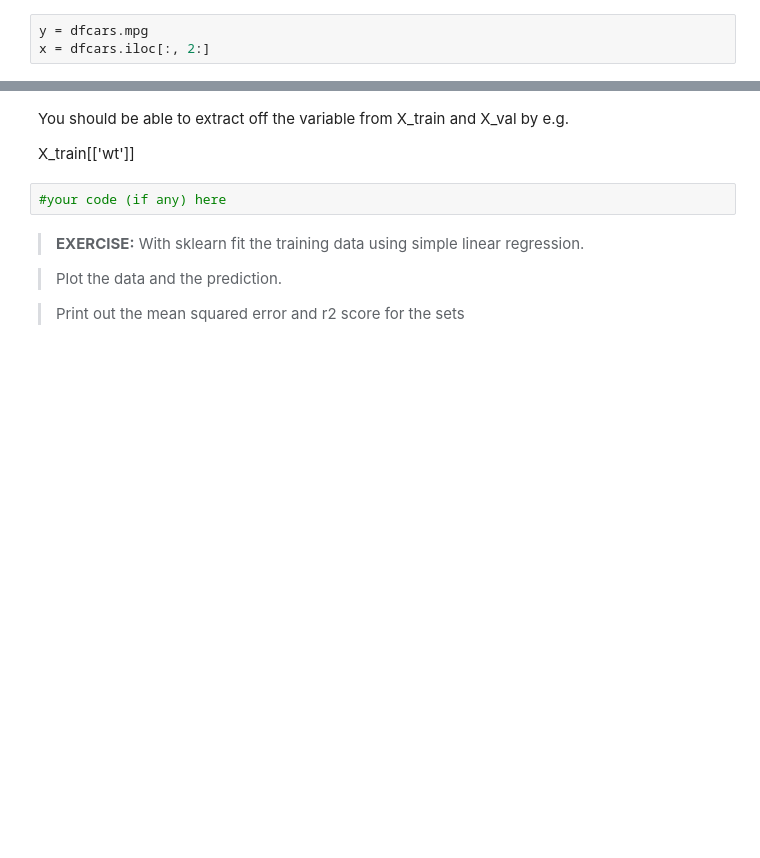
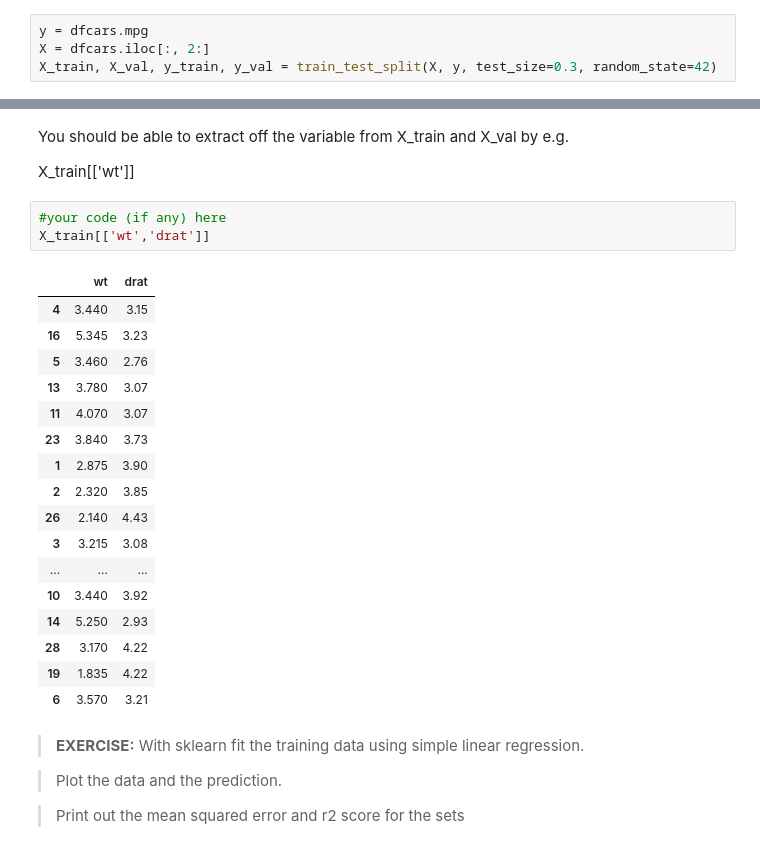
Before and after one commit to AdamGallagher339/Machine-Learning, a Jupyter notebook: Week2Files-20260129/LinearRegressionLab.ipynb, the cells around one changed output, grey strips where cells are left out. Cells and saved outputs as stored; diff of their text form; blank space fills up the shorter version.

Commit message:
split before

```diff
--- a/Week2Files-20260129/LinearRegressionLab.ipynb
+++ b/Week2Files-20260129/LinearRegressionLab.ipynb
@@ -366,7 +366,8 @@ The 'y' will be dfcars.mpg
 The 'X' should be all except the first two columns i.e. dfcars.iloc[:, 2:]
 # %%
 y = dfcars.mpg
-x = dfcars.iloc[:, 2:]
+X = dfcars.iloc[:, 2:]
+X_train, X_val, y_train, y_val = train_test_split(X, y, test_size=0.3, random_state=42)
 # %% [markdown]
 We need to choose the variables that we think will be good predictors for the dependent variable `mpg`.
 
@@ -377,6 +378,25 @@ You should be able to extract off the variable from X_train and X_val by e.g.
 X_train[['wt']]
 # %%
 #your code (if any) here
+X_train[['wt','drat']]
+# %% [output]
+|  | wt | drat |
+| 4 | 3.440 | 3.15 |
+| 16 | 5.345 | 3.23 |
+| 5 | 3.460 | 2.76 |
+| 13 | 3.780 | 3.07 |
+| 11 | 4.070 | 3.07 |
+| 23 | 3.840 | 3.73 |
+| 1 | 2.875 | 3.90 |
+| 2 | 2.320 | 3.85 |
+| 26 | 2.140 | 4.43 |
+| 3 | 3.215 | 3.08 |
+| ... | ... | ... |
+| 10 | 3.440 | 3.92 |
+| 14 | 5.250 | 2.93 |
+| 28 | 3.170 | 4.22 |
+| 19 | 1.835 | 4.22 |
+| 6 | 3.570 | 3.21 |
 # %% [markdown]
 > **EXERCISE:** With sklearn fit the training data using simple linear regression.
 
```
